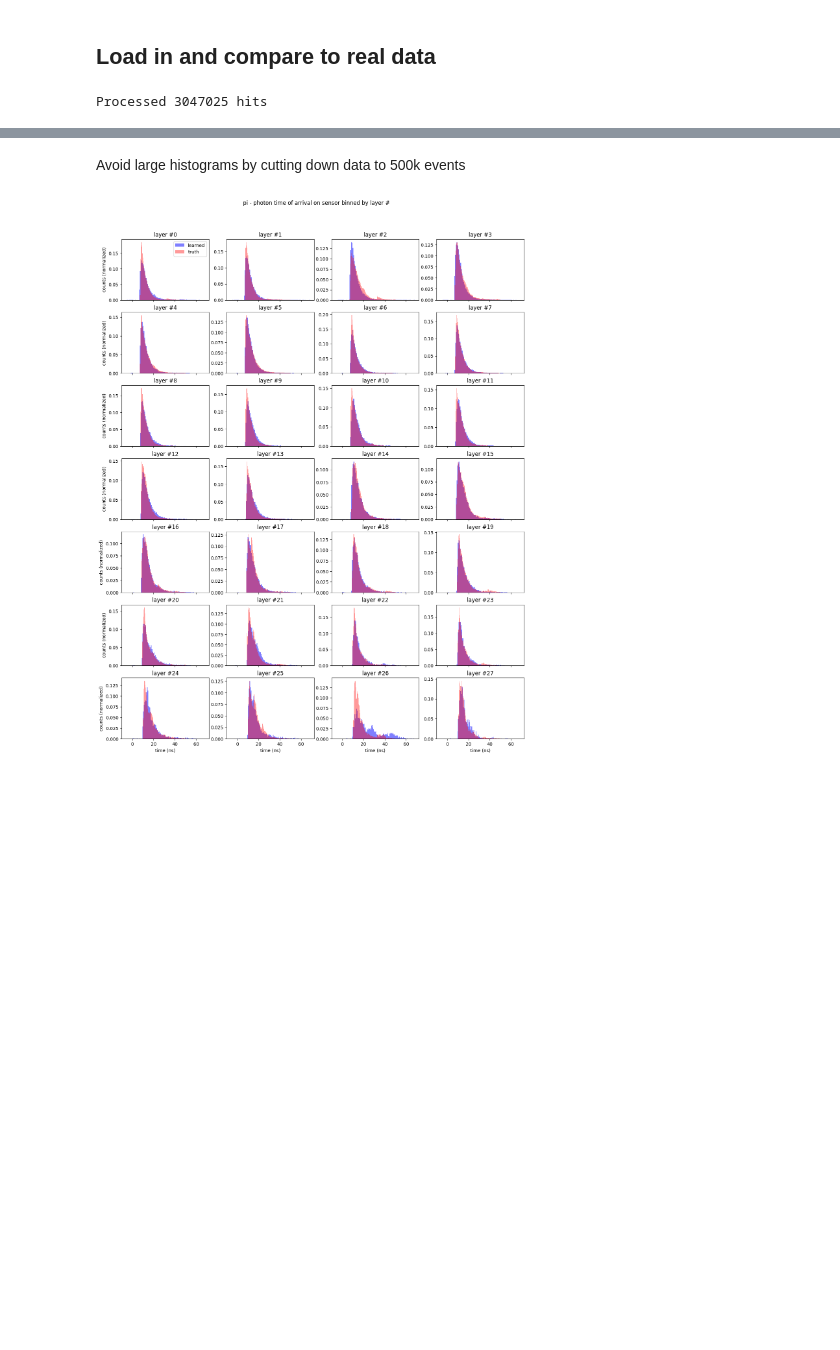
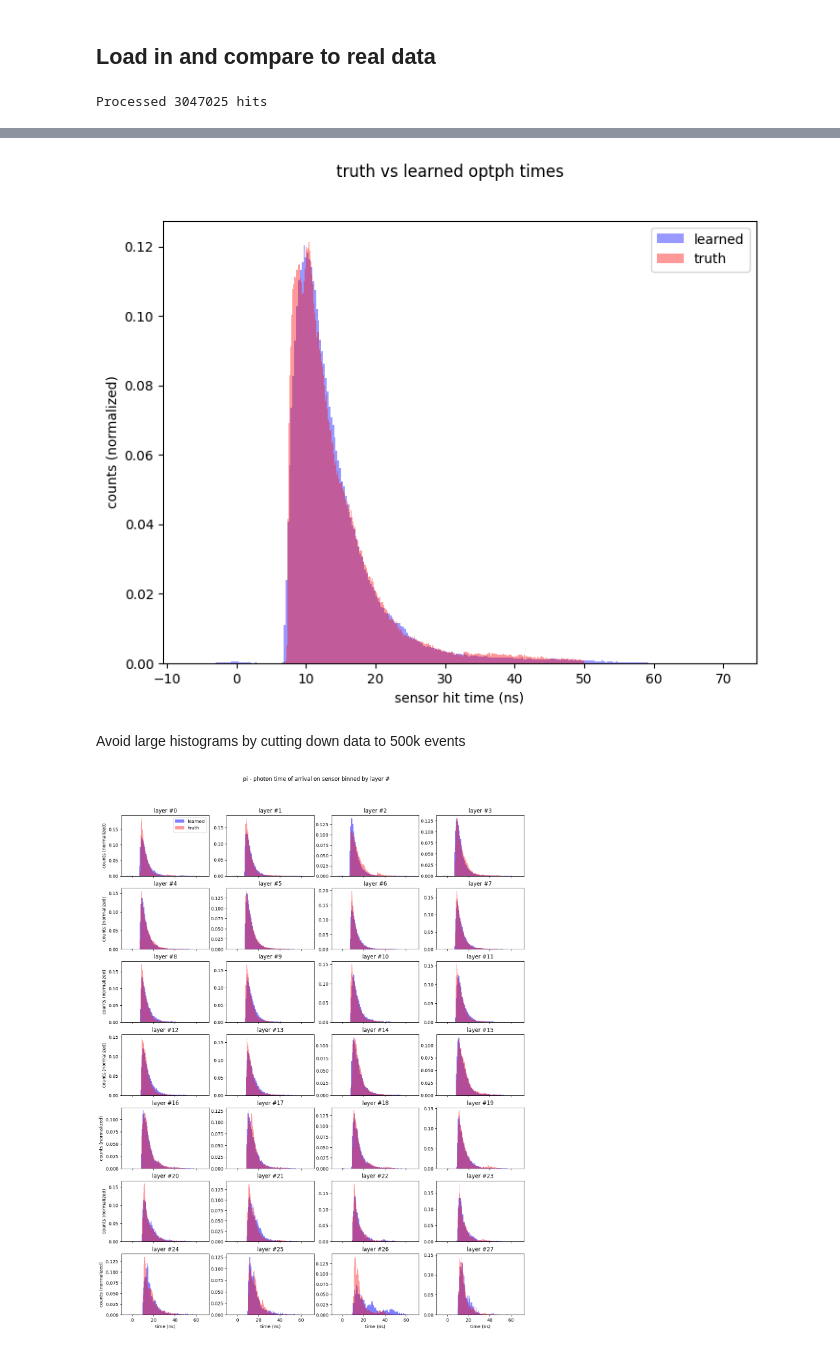
Before and after one commit to RowanKell/work_eic, a Jupyter notebook: macros/Timing_estimation/inference_Data.ipynb, the cells around one changed output, grey strips where cells are left out. Cells and saved outputs as stored; diff of their text form; code cells hidden in the pictures; blank space fills up the shorter version.

```diff
--- a/macros/Timing_estimation/inference_Data.ipynb
+++ b/macros/Timing_estimation/inference_Data.ipynb
@@ -245,3 +355,14 @@ comp_axs.legend();
+# %%
+comp_fig, comp_axs = plot.subplots(1,1,figsize = (8,6))
+comp_fig.suptitle("truth vs learned optph times")
+comp_axs.hist(samples_cpu[:500000],bins = 300,density = True,color = "blue", alpha = 0.4,label = "learned")
+comp_axs.set_xlabel("sensor hit time (ns)")
+comp_axs.set_ylabel("counts (normalized)")
+comp_axs.hist(truth_times[:500000][:,0],bins = 300,density = True, color = "red", alpha = 0.4,label = "truth");
+comp_axs.legend();
+# comp_fig.savefig("plots/truth_comp/pi_july_25_run_1_full_theta.jpeg")
+# %% [output]
+[figure, added]
 # %% [markdown]
 Avoid large histograms by cutting down data to 500k events
 # %%
```
Also changed, not shown: parts of 14 cells of this notebook, 1 other file.
